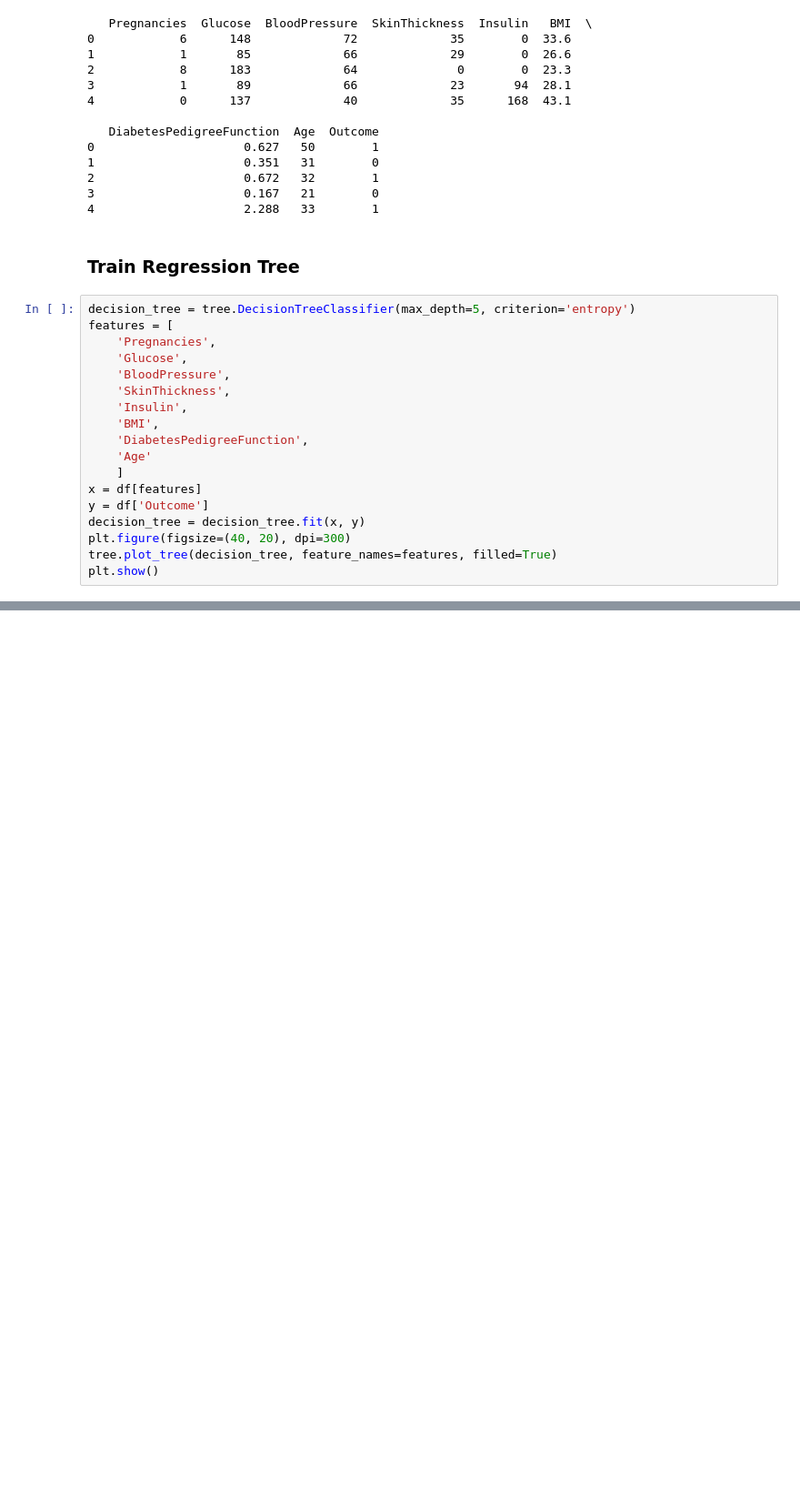
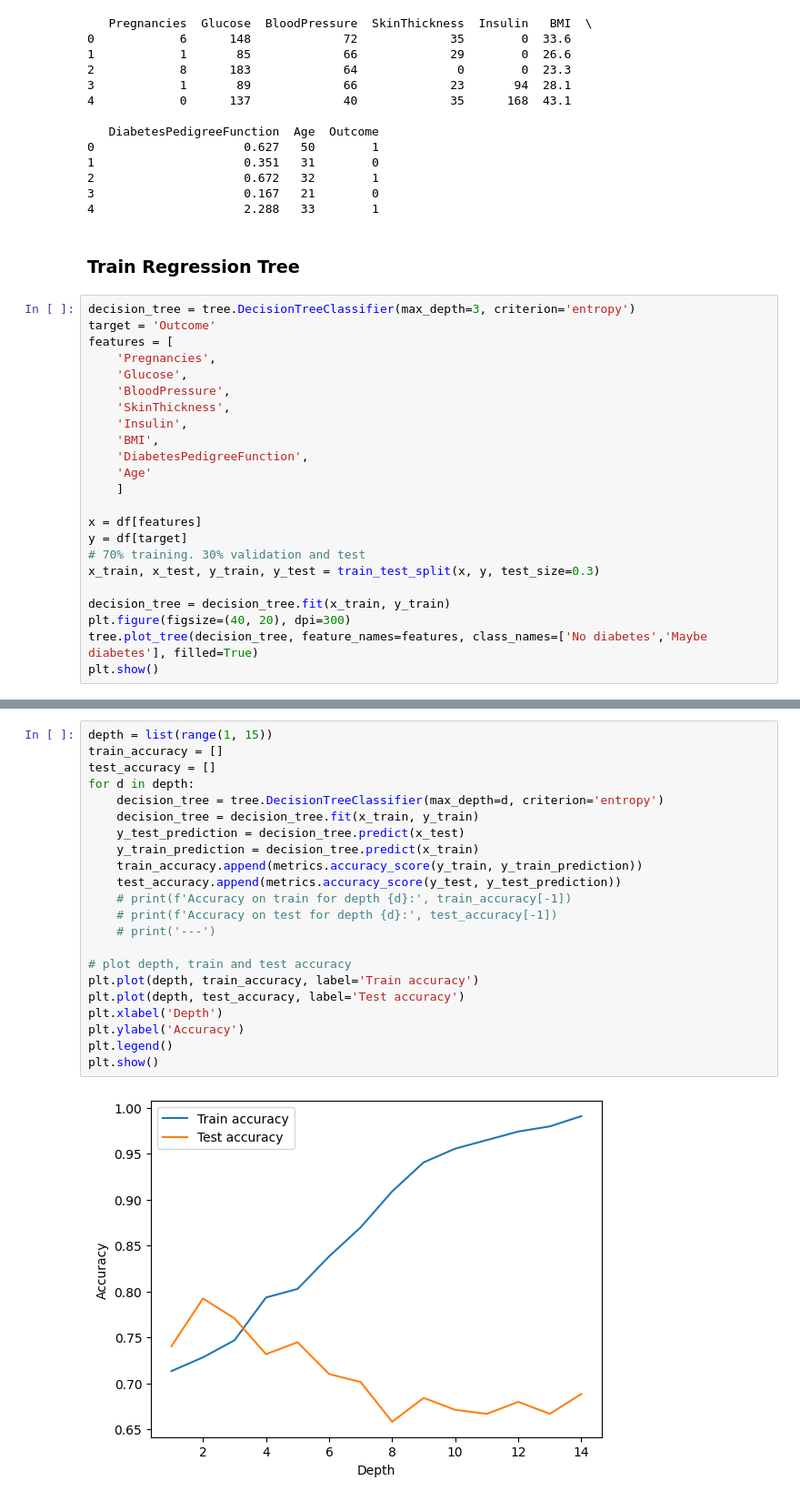
Before and after one commit to ILoveBacteria/machine-learning-assignments, a Jupyter notebook: assignment1/q1.ipynb, the cells around one changed output, grey strips where cells are left out. Shown at 91% size. Cells and saved outputs as stored; diff of their text form; blank space fills up the shorter version.

Commit message:
Add testing tree. Different depths

```diff
--- a/assignment1/q1.ipynb
+++ b/assignment1/q1.ipynb
@@ -33,7 +35,8 @@ print(df.head())
 # %% [markdown]
 ### Train Regression Tree
 # %%
-decision_tree = tree.DecisionTreeClassifier(max_depth=5, criterion='entropy')
+decision_tree = tree.DecisionTreeClassifier(max_depth=3, criterion='entropy')
+target = 'Outcome'
 features = [
     'Pregnancies',
     'Glucose',
@@ -44,10 +47,14 @@ features = [
     'DiabetesPedigreeFunction',
     'Age'
     ]
+
 x = df[features]
-y = df['Outcome']
-decision_tree = decision_tree.fit(x, y)
+y = df[target]
+# 70% training. 30% validation and test
+x_train, x_test, y_train, y_test = train_test_split(x, y, test_size=0.3)
+
+decision_tree = decision_tree.fit(x_train, y_train)
 plt.figure(figsize=(40, 20), dpi=300)
-tree.plot_tree(decision_tree, feature_names=features, filled=True)
+tree.plot_tree(decision_tree, feature_names=features, class_names=['No diabetes','Maybe diabetes'], filled=True)
 plt.show()
 # %% [output]
@@ -54,0 +71,24 @@ plt.show()
+# %%
+depth = list(range(1, 15))
+train_accuracy = []
+test_accuracy = []
+for d in depth:
+    decision_tree = tree.DecisionTreeClassifier(max_depth=d, criterion='entropy')
+    decision_tree = decision_tree.fit(x_train, y_train)
+    y_test_prediction = decision_tree.predict(x_test)
+    y_train_prediction = decision_tree.predict(x_train)
+    train_accuracy.append(metrics.accuracy_score(y_train, y_train_prediction))
+    test_accuracy.append(metrics.accuracy_score(y_test, y_test_prediction))
+    # print(f'Accuracy on train for depth {d}:', train_accuracy[-1])
+    # print(f'Accuracy on test for depth {d}:', test_accuracy[-1])
+    # print('---')
+
+# plot depth, train and test accuracy
+plt.plot(depth, train_accuracy, label='Train accuracy')
+plt.plot(depth, test_accuracy, label='Test accuracy')
+plt.xlabel('Depth')
+plt.ylabel('Accuracy')
+plt.legend()
+plt.show()
+# %% [output]
+[figure, added]
```
Also changed, not shown: parts of 5 cells of this notebook.
